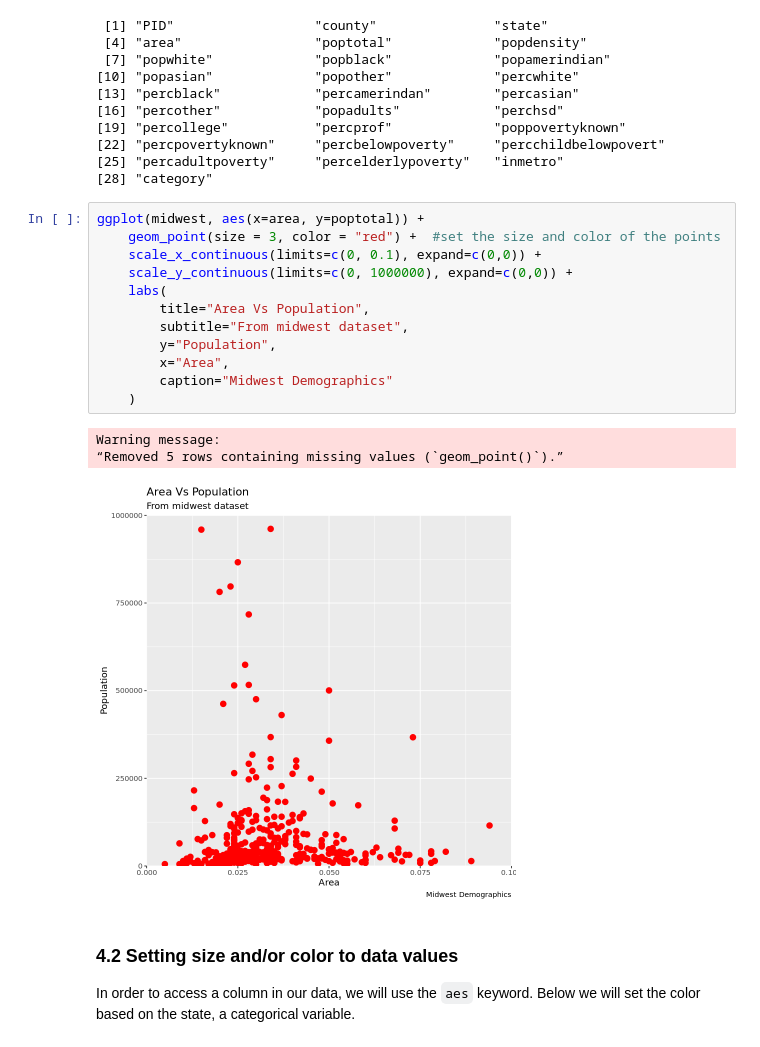
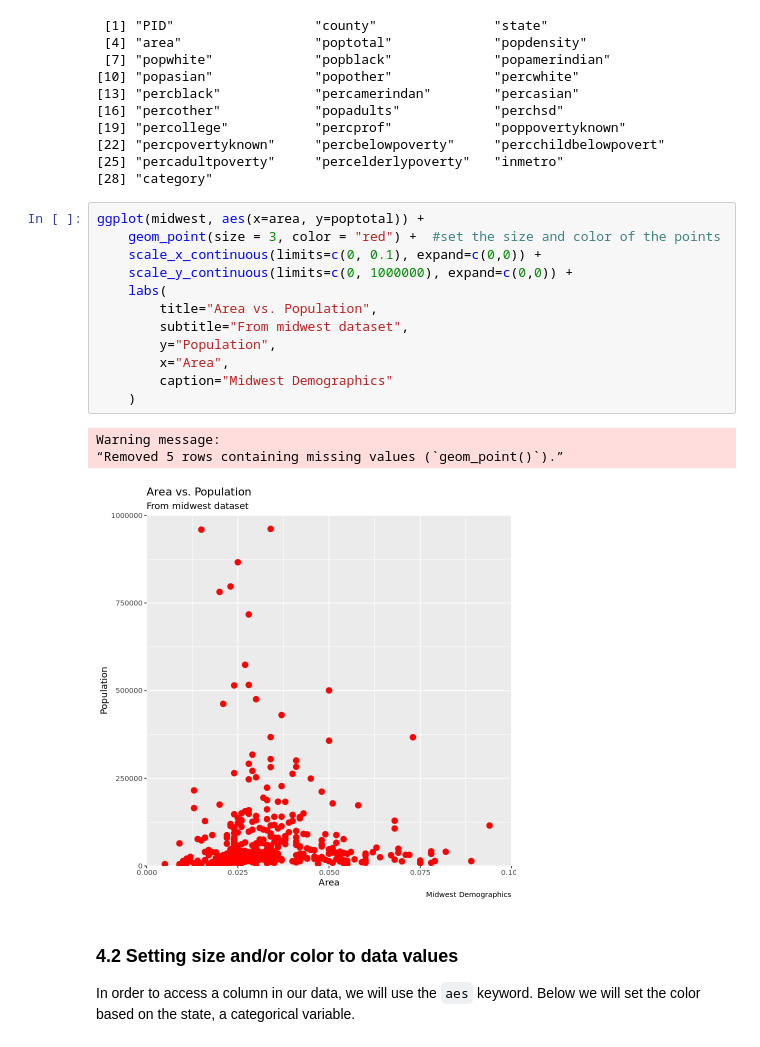
Before and after one commit to ageller/IntroToRggplot2, a Jupyter notebook: IntroToRggplot2_solutions.ipynb, the cells around one changed output. Drawn from its saved outputs; the diff is of its cells as text.

```diff
--- a/IntroToRggplot2_solutions.ipynb
+++ b/IntroToRggplot2_solutions.ipynb
@@ -306,19 +303,19 @@ colnames(midwest)
 # %%
 ggplot(midwest, aes(x=area, y=poptotal)) +
     geom_point(size = 3, color = "red") +  #set the size and color of the points
     scale_x_continuous(limits=c(0, 0.1), expand=c(0,0)) +
     scale_y_continuous(limits=c(0, 1000000), expand=c(0,0)) +
     labs(
-        title="Area Vs Population",
+        title="Area vs. Population",
         subtitle="From midwest dataset",
         y="Population",
         x="Area",
         caption="Midwest Demographics"
     )
 # %% [output]
 Warning message:
 “Removed 5 rows containing missing values (`geom_point()`).”
-[figure, old version]
+[figure, new version]
 # %% [markdown]
 ### 4.2 Setting size and/or color to data values
 
```
Also changed, not shown: parts of 32 cells of this notebook, 2 other files.
